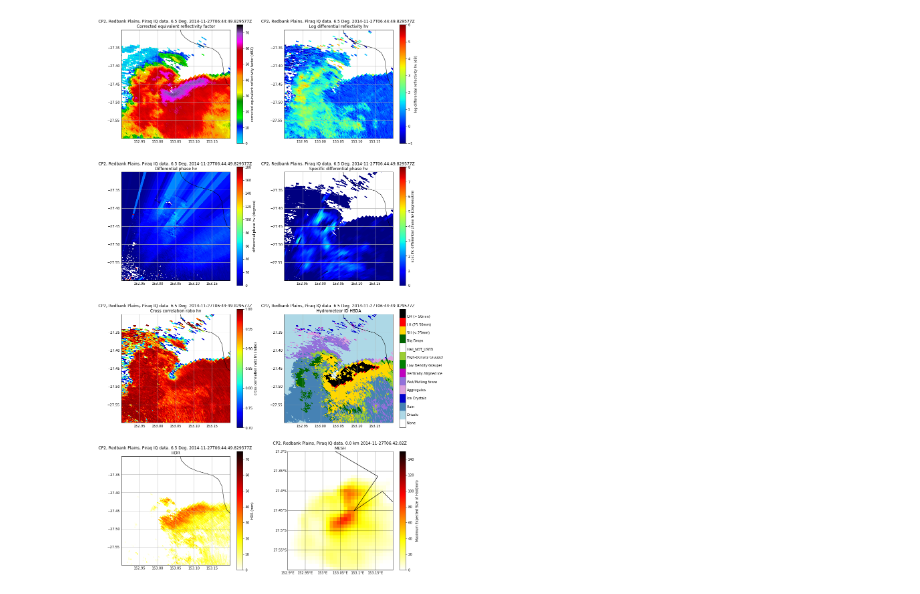
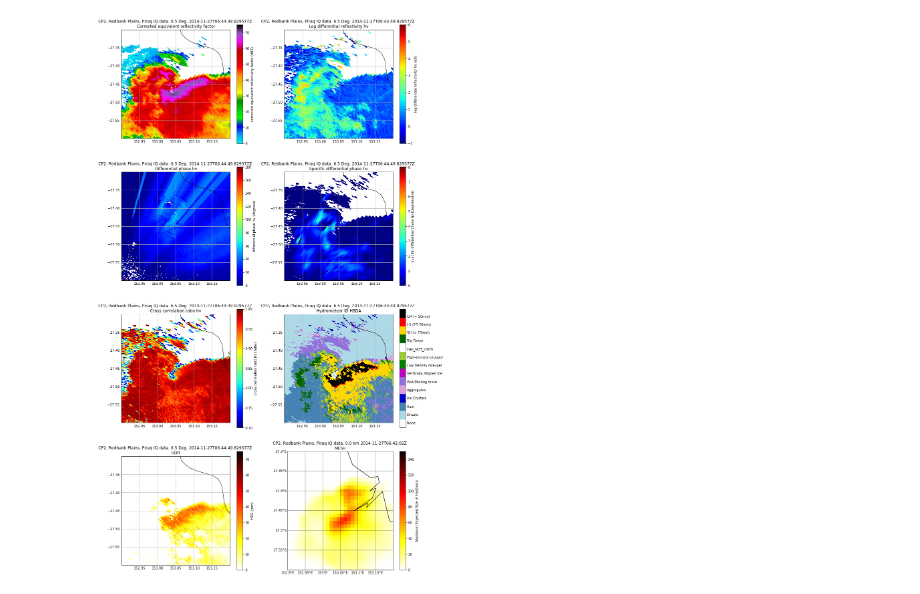
Before and after one commit to joshua-wx/pyhail, a Jupyter notebook: notebooks/inspection_plot.ipynb, the cells around one changed output. Saved outputs shown, nothing was run; the diff lists cells and outputs as text; code cells hidden in the pictures.

```diff
--- a/notebooks/inspection_plot.ipynb
+++ b/notebooks/inspection_plot.ipynb
@@ -38,7 +38,7 @@ def create_subplot(subplt_id, display, var, vmin, vmax, cmap, vol_flag):
         ax = plt.subplot(subplt_id)
         display.plot_basemap(ax = ax, lon_lines = lon_lines, lat_lines = lat_lines,
                              max_lat = max_lat, min_lat =min_lat, min_lon = min_lon, max_lon = max_lon,
-                             auto_range=False)
+                             auto_range=False, resolution = 'i')
         display.plot_grid(var, level=level, vmin=vmin, vmax=vmax, cmap=cmap,
                             mask_outside=True, ax=ax)
 
@@ -108,31 +108,31 @@ def eight_panel_plot(vol_ffn, grid_ffn, out_fn,
         plt.savefig(out_fn,dpi=100)
 
 #create colormaps
 hsda_hid_colors = ['White', 'LightBlue', 'SteelBlue', 'MediumBlue',
           'Plum','MediumPurple','m',
           'Green','YellowGreen',
           'White',
           'DarkGreen',
           'Gold','Red','Black']
 hsda_cmaphid = colors.ListedColormap(hsda_hid_colors)
 
 #set up plotting domain
 sweep     = 5
 level     = 0
 max_lat   = -27.3
 min_lat   = -27.6
 min_lon   = 152.9
 max_lon   = 153.2
 lat_lines = np.arange(-26, -29, -.05)
 lon_lines = np.arange(151, 154, .05)
 
 #paths
 vol_ffn   = '/g/data1a/kl02/jss548/hail-research/processed_data/testing/CP2_20141127_064202_processed.nc'
 grid_ffn  = '/g/data1a/kl02/jss548/hail-research/processed_data/testing/CP2_20141127_064202_meshgrids.nc'
 save_flag = False
 img_ffn   = 'image_out/CP2_20141127_064202.png'
 
 #generate plot
 eight_panel_plot(vol_ffn, grid_ffn, img_ffn, cmap6=hsda_cmaphid)
 # %% [output]
-[figure, old version]
+[figure, new version]
```
Also changed, not shown: parts of 1 cell of this notebook, 5 other files.
